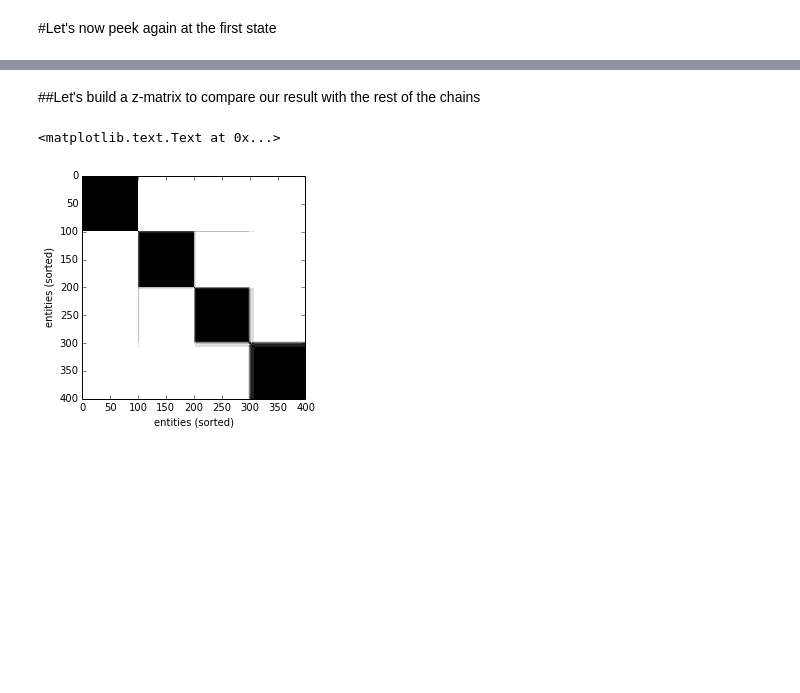
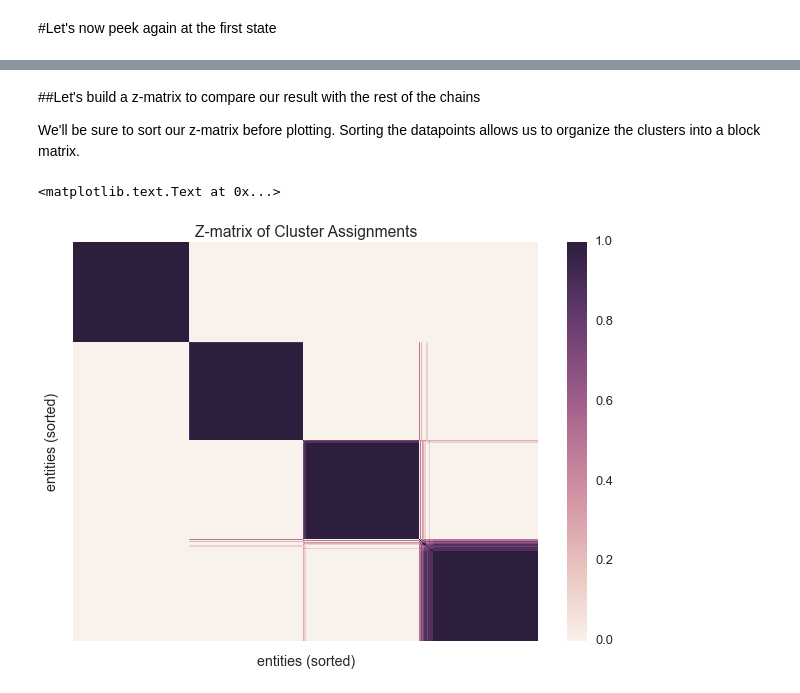
Before and after one commit to datamicroscopes/kernels, a Jupyter notebook: examples/gauss2d.ipynb, the cells around one changed output, grey strips where cells are left out. Cells and saved outputs as stored; diff of their text form; code cells hidden in the pictures; blank space fills up the shorter version.

```diff
--- a/examples/gauss2d.ipynb
+++ b/examples/gauss2d.ipynb
@@ -126,14 +137,17 @@ plot_assignment(first_runner.get_latent().assignments())
 # %% [markdown]
 ##Let's build a z-matrix to compare our result with the rest of the chains
+
+We'll be sure to sort our z-matrix before plotting. Sorting the datapoints allows us to organize the clusters into a block matrix.
 # %%
 infers = [r.get_latent() for r in runners]
 zmat = query.zmatrix(infers)
 ordering = zmatrix_heuristic_block_ordering(zmat)
 zmat = zmatrix_reorder(zmat, ordering)
-# %%
-plt.imshow(zmat, cmap=plt.cm.binary, interpolation='nearest')
-plt.xlabel('entities (sorted)')
-plt.ylabel('entities (sorted)')
-# %% [output]
-<matplotlib.text.Text at 0x...>
-[figure, removed]
+# %%
+sns.heatmap(zmat, linewidths=0, xticklabels=False, yticklabels=False)
+plt.xlabel('entities (sorted)')
+plt.ylabel('entities (sorted)')
+plt.title('Z-matrix of Cluster Assignments')
+# %% [output]
+<matplotlib.text.Text at 0x...>
+[figure, added]
```
Also changed, not shown: parts of 10 cells of this notebook.
